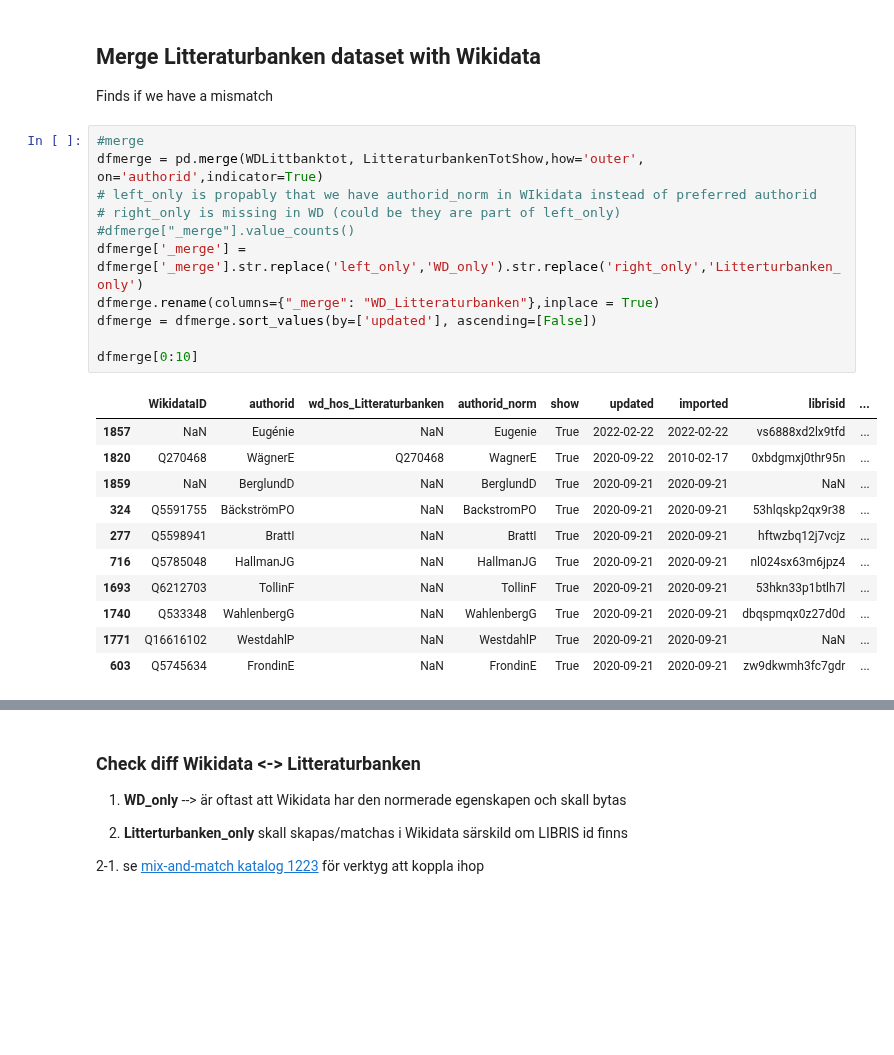
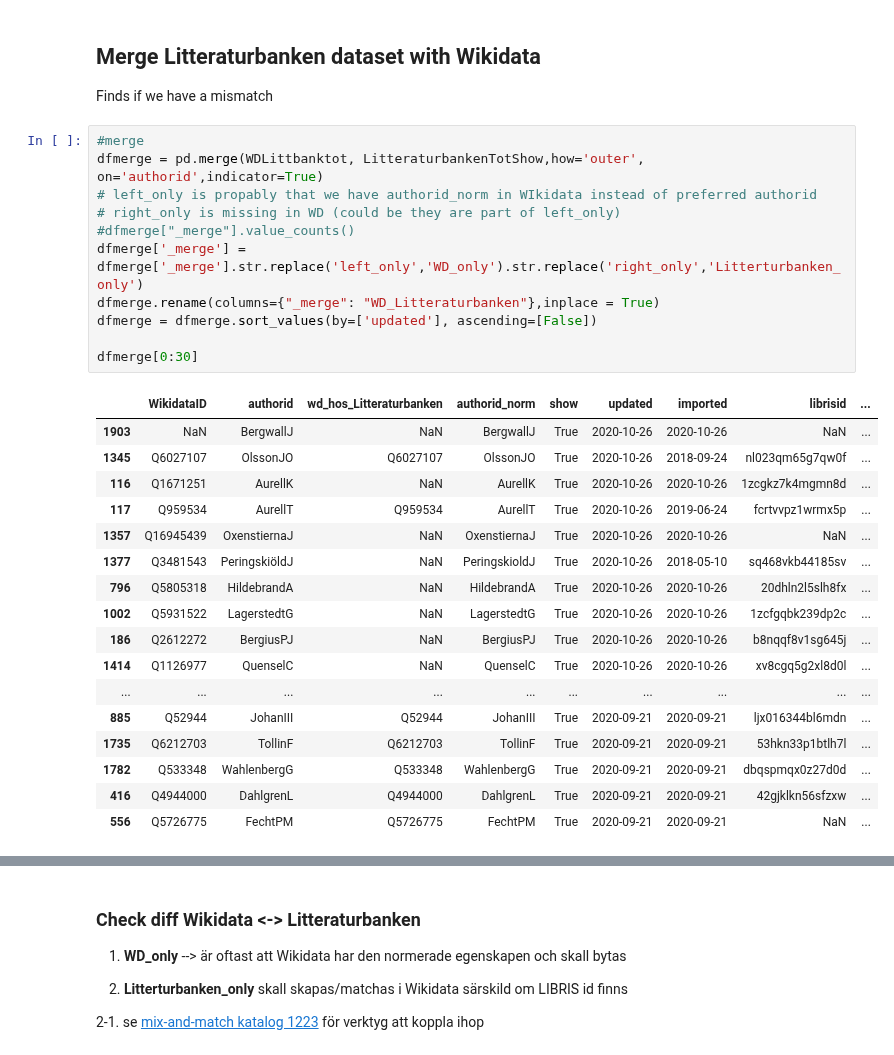
Before and after one commit to salgo60/open-data-examples, a Jupyter notebook: Litteraturbanken Author.ipynb, the cells around one changed output, grey strips where cells are left out. Saved outputs shown, nothing was run; the diff lists cells and outputs as text; blank space fills up the shorter version.

```diff
--- a/Litteraturbanken Author.ipynb
+++ b/Litteraturbanken Author.ipynb
@@ -284,26 +290,32 @@ Finds if we have a mismatch
 # %%
 #merge
 dfmerge = pd.merge(WDLittbanktot, LitteraturbankenTotShow,how='outer', on='authorid',indicator=True)
 # left_only is propably that we have authorid_norm in WIkidata instead of preferred authorid
 # right_only is missing in WD (could be they are part of left_only)
 #dfmerge["_merge"].value_counts()
 dfmerge['_merge'] = dfmerge['_merge'].str.replace('left_only','WD_only').str.replace('right_only','Litterturbanken_only')
 dfmerge.rename(columns={"_merge": "WD_Litteraturbanken"},inplace = True)
 dfmerge = dfmerge.sort_values(by=['updated'], ascending=[False])
 
-dfmerge[0:10]
+dfmerge[0:30]
 # %% [output]
 |  | WikidataID | authorid | wd_hos_Litteraturbanken | authorid_norm | show | updated | imported | librisid | ... |
-| 1857 | NaN | Eugénie | NaN | Eugenie | True | 2022-02-22 | 2022-02-22 | vs6888xd2lx9tfd | ... |
-| 1820 | Q270468 | WägnerE | Q270468 | WagnerE | True | 2020-09-22 | 2010-02-17 | 0xbdgmxj0thr95n | ... |
-| 1859 | NaN | BerglundD | NaN | BerglundD | True | 2020-09-21 | 2020-09-21 | NaN | ... |
-| 324 | Q5591755 | BäckströmPO | NaN | BackstromPO | True | 2020-09-21 | 2020-09-21 | 53hlqskp2qx9r38 | ... |
-| 277 | Q5598941 | BrattI | NaN | BrattI | True | 2020-09-21 | 2020-09-21 | hftwzbq12j7vcjz | ... |
-| 716 | Q5785048 | HallmanJG | NaN | HallmanJG | True | 2020-09-21 | 2020-09-21 | nl024sx63m6jpz4 | ... |
-| 1693 | Q6212703 | TollinF | NaN | TollinF | True | 2020-09-21 | 2020-09-21 | 53hkn33p1btlh7l | ... |
-| 1740 | Q533348 | WahlenbergG | NaN | WahlenbergG | True | 2020-09-21 | 2020-09-21 | dbqspmqx0z27d0d | ... |
-| 1771 | Q16616102 | WestdahlP | NaN | WestdahlP | True | 2020-09-21 | 2020-09-21 | NaN | ... |
-| 603 | Q5745634 | FrondinE | NaN | FrondinE | True | 2020-09-21 | 2020-09-21 | zw9dkwmh3fc7gdr | ... |
+| 1903 | NaN | BergwallJ | NaN | BergwallJ | True | 2020-10-26 | 2020-10-26 | NaN | ... |
+| 1345 | Q6027107 | OlssonJO | Q6027107 | OlssonJO | True | 2020-10-26 | 2018-09-24 | nl023qm65g7qw0f | ... |
+| 116 | Q1671251 | AurellK | NaN | AurellK | True | 2020-10-26 | 2020-10-26 | 1zcgkz7k4mgmn8d | ... |
+| 117 | Q959534 | AurellT | Q959534 | AurellT | True | 2020-10-26 | 2019-06-24 | fcrtvvpz1wrmx5p | ... |
+| 1357 | Q16945439 | OxenstiernaJ | NaN | OxenstiernaJ | True | 2020-10-26 | 2020-10-26 | NaN | ... |
+| 1377 | Q3481543 | PeringskiöldJ | NaN | PeringskioldJ | True | 2020-10-26 | 2018-05-10 | sq468vkb44185sv | ... |
+| 796 | Q5805318 | HildebrandA | NaN | HildebrandA | True | 2020-10-26 | 2020-10-26 | 20dhln2l5slh8fx | ... |
+| 1002 | Q5931522 | LagerstedtG | NaN | LagerstedtG | True | 2020-10-26 | 2020-10-26 | 1zcfgqbk239dp2c | ... |
+| 186 | Q2612272 | BergiusPJ | NaN | BergiusPJ | True | 2020-10-26 | 2020-10-26 | b8nqqf8v1sg645j | ... |
+| 1414 | Q1126977 | QuenselC | NaN | QuenselC | True | 2020-10-26 | 2020-10-26 | xv8cgq5g2xl8d0l | ... |
+| ... | ... | ... | ... | ... | ... | ... | ... | ... | ... |
+| 885 | Q52944 | JohanIII | Q52944 | JohanIII | True | 2020-09-21 | 2020-09-21 | ljx016344bl6mdn | ... |
+| 1735 | Q6212703 | TollinF | Q6212703 | TollinF | True | 2020-09-21 | 2020-09-21 | 53hkn33p1btlh7l | ... |
+| 1782 | Q533348 | WahlenbergG | Q533348 | WahlenbergG | True | 2020-09-21 | 2020-09-21 | dbqspmqx0z27d0d | ... |
+| 416 | Q4944000 | DahlgrenL | Q4944000 | DahlgrenL | True | 2020-09-21 | 2020-09-21 | 42gjklkn56sfzxw | ... |
+| 556 | Q5726775 | FechtPM | Q5726775 | FechtPM | True | 2020-09-21 | 2020-09-21 | NaN | ... |
 # %%
 # WikidataID is Wikidata object
 # wd_hos_Litteraturbanken is the Wikidata object at Litteraturbanken
```
Also changed, not shown: parts of 33 cells of this notebook.
